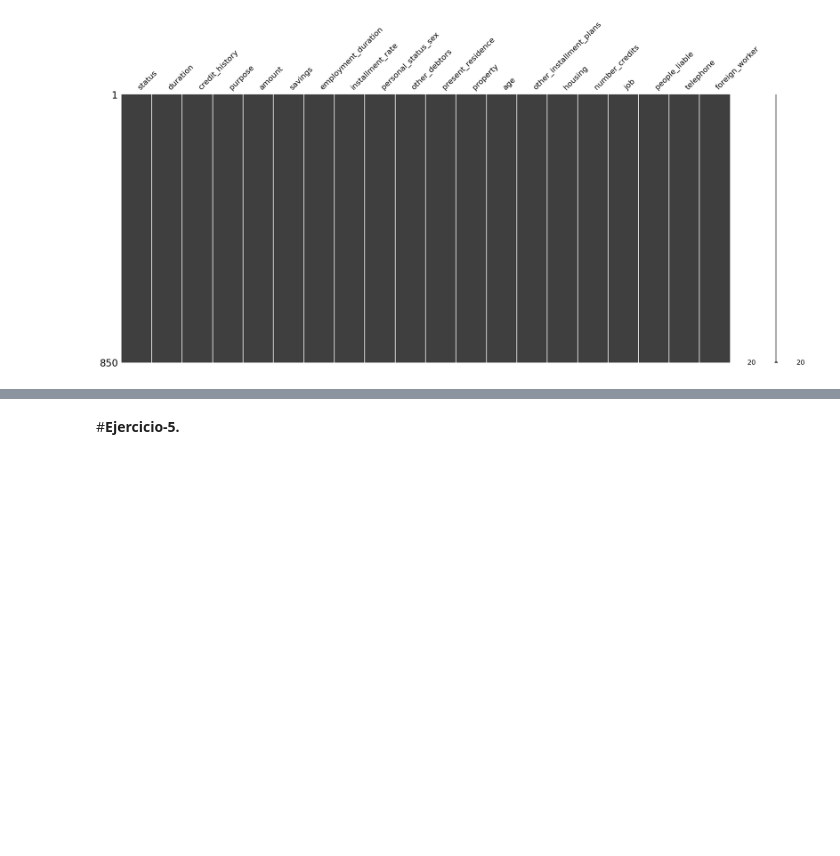
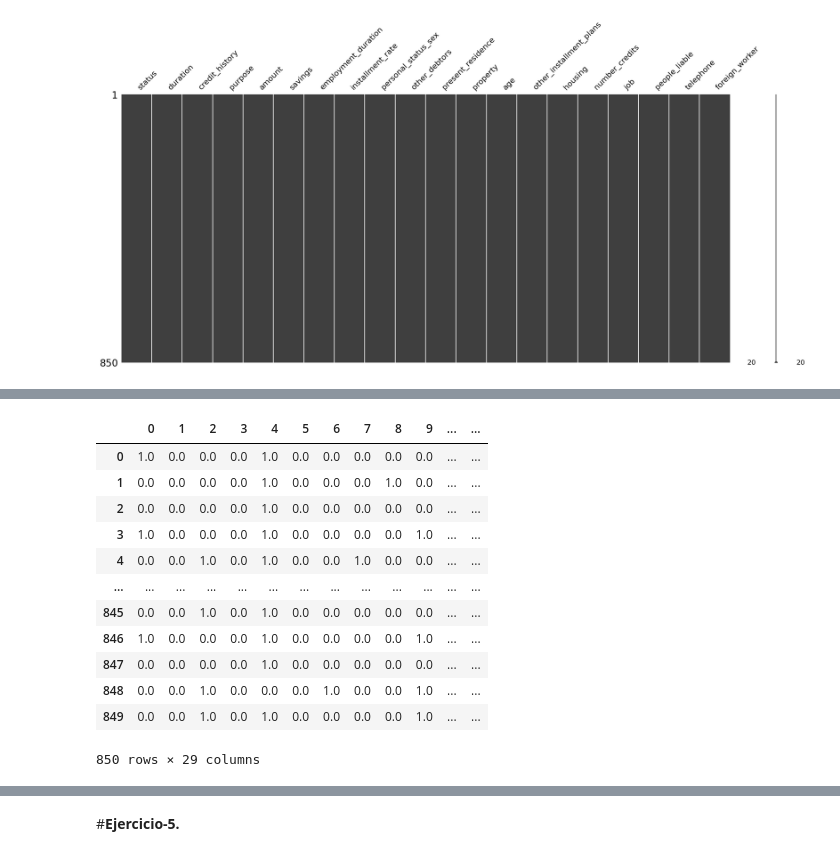
Before and after one commit to KarltonBotics/MNA-IA-Equipos51, a Jupyter notebook: Arboldedecision_Equipo51.ipynb, the cells around one changed output, grey strips where cells are left out. Saved outputs shown, nothing was run; the diff lists cells and outputs as text; code cells hidden in the pictures; blank space fills up the shorter version.

```diff
--- a/Arboldedecision_Equipo51.ipynb
+++ b/Arboldedecision_Equipo51.ipynb
@@ -280,10 +299,10 @@ c.  Aplica la transformación One-Hot encoding a las variables de entrada de tip
 # %%
 #Ejercicio 3
-#Columnas categoricas
-df_cate = ['status','credit_history','purpose','savings','personal_status_sex','other_debtors','other_installment_plans','housing','telephone']
-#columnas ordinales o discretas cuatntitativas=beszeit,rate,wohnzeit,bishkred,beruf, pers
+#Columnas categóricas
+df_cate = ['status','credit_history','purpose','savings','personal_status_sex','other_debtors','other_installment_plans','housing']
+#Columnas ordinales o discretas cuantitativas: beszeit, rate, wohnzeit, bishkred, beruf, pers
 df_ord = ['employment_duration','installment_rate','present_residence','property','number_credits','job']
-#columnas numericas o cuantitativas = laufzeit,hoehe
+#Columnas numéricas o cuantitativas: laufzeit, hoehe
 df_num = ['duration','amount','age']
-#columnas binarias= pers,telef,gastarb,kredit
+#Columnas binarias: pers, telef, gastarb, kredit
 df_bin = ['people_liable','telephone','foreign_worker']
@@ -411,0 +465,28 @@ Pipeline(steps=[('scalar', MinMaxScaler(feature_range=(1, 2))),
+# %%
+#Transformaciones a factores categóricos de entrada
+catOHE_pipeline = Pipeline(steps = [('OneHotE', OneHotEncoder(drop='first'))])
+# %%
+#Transformaciones a factores categóricos de entrada
+X_train_cat = X_train[df_cate].copy()
+columnasTransformerCat = ColumnTransformer(transformers = [('catohe', catOHE_pipeline, df_cate)],
+                                        remainder='passthrough')
+XtrainFitCat = columnasTransformerCat.fit(X_train_cat)
+XtrainTransfCat = XtrainFitCat.transform(X_train_cat)
+# %%
+#Pasando el array que se arroja como resultado de la normalización a un DaatFrame
+df_cat = pd.DataFrame(XtrainTransfCat.toarray())
+df_cat
+# %% [output]
+|  | 0 | 1 | 2 | 3 | 4 | 5 | 6 | 7 | 8 | 9 | ... | ... |
+| 0 | 1.0 | 0.0 | 0.0 | 0.0 | 1.0 | 0.0 | 0.0 | 0.0 | 0.0 | 0.0 | ... | ... |
+| 1 | 0.0 | 0.0 | 0.0 | 0.0 | 1.0 | 0.0 | 0.0 | 0.0 | 1.0 | 0.0 | ... | ... |
+| 2 | 0.0 | 0.0 | 0.0 | 0.0 | 1.0 | 0.0 | 0.0 | 0.0 | 0.0 | 0.0 | ... | ... |
+| 3 | 1.0 | 0.0 | 0.0 | 0.0 | 1.0 | 0.0 | 0.0 | 0.0 | 0.0 | 1.0 | ... | ... |
+| 4 | 0.0 | 0.0 | 1.0 | 0.0 | 1.0 | 0.0 | 0.0 | 1.0 | 0.0 | 0.0 | ... | ... |
+| ... | ... | ... | ... | ... | ... | ... | ... | ... | ... | ... | ... | ... |
+| 845 | 0.0 | 0.0 | 1.0 | 0.0 | 1.0 | 0.0 | 0.0 | 0.0 | 0.0 | 0.0 | ... | ... |
+| 846 | 1.0 | 0.0 | 0.0 | 0.0 | 1.0 | 0.0 | 0.0 | 0.0 | 0.0 | 1.0 | ... | ... |
+| 847 | 0.0 | 0.0 | 0.0 | 0.0 | 1.0 | 0.0 | 0.0 | 0.0 | 0.0 | 0.0 | ... | ... |
+| 848 | 0.0 | 0.0 | 1.0 | 0.0 | 0.0 | 0.0 | 1.0 | 0.0 | 0.0 | 1.0 | ... | ... |
+| 849 | 0.0 | 0.0 | 1.0 | 0.0 | 1.0 | 0.0 | 0.0 | 0.0 | 0.0 | 1.0 | ... | ... |
+850 rows × 29 columns
```
Also changed, not shown: parts of 36 cells of this notebook.
